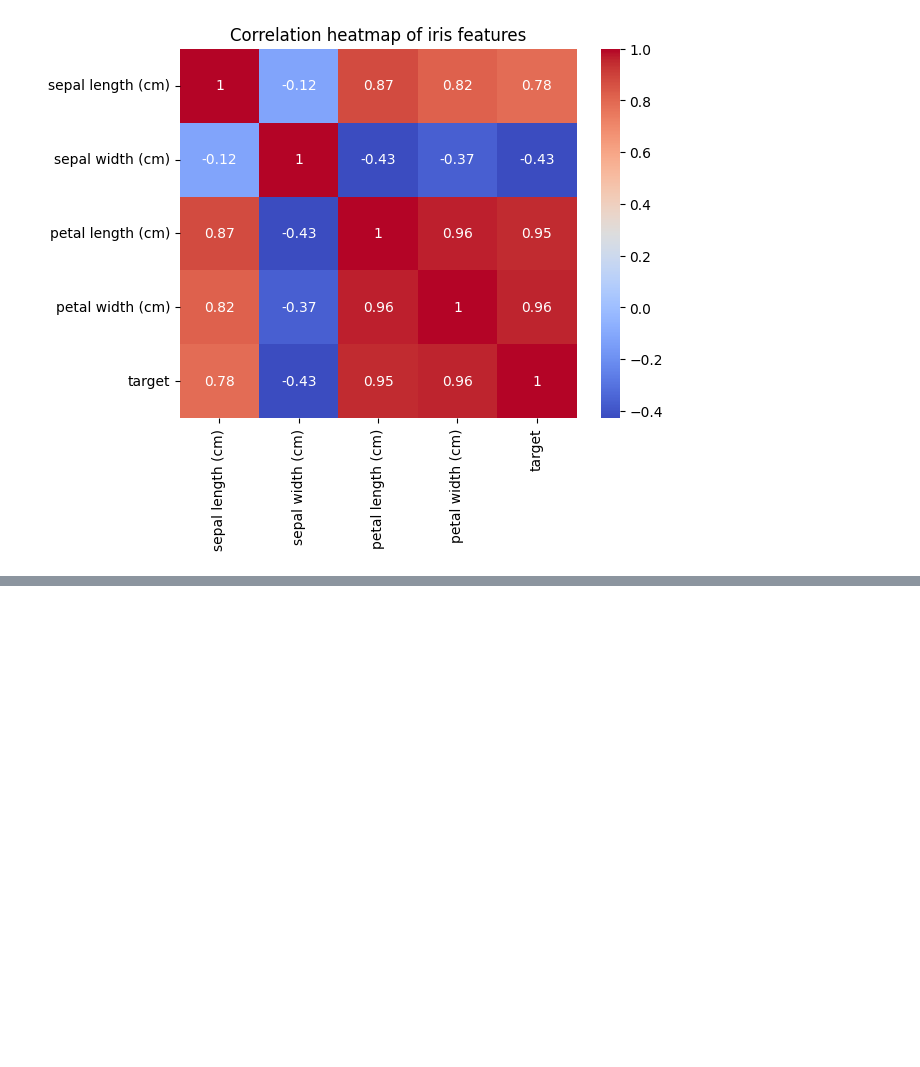
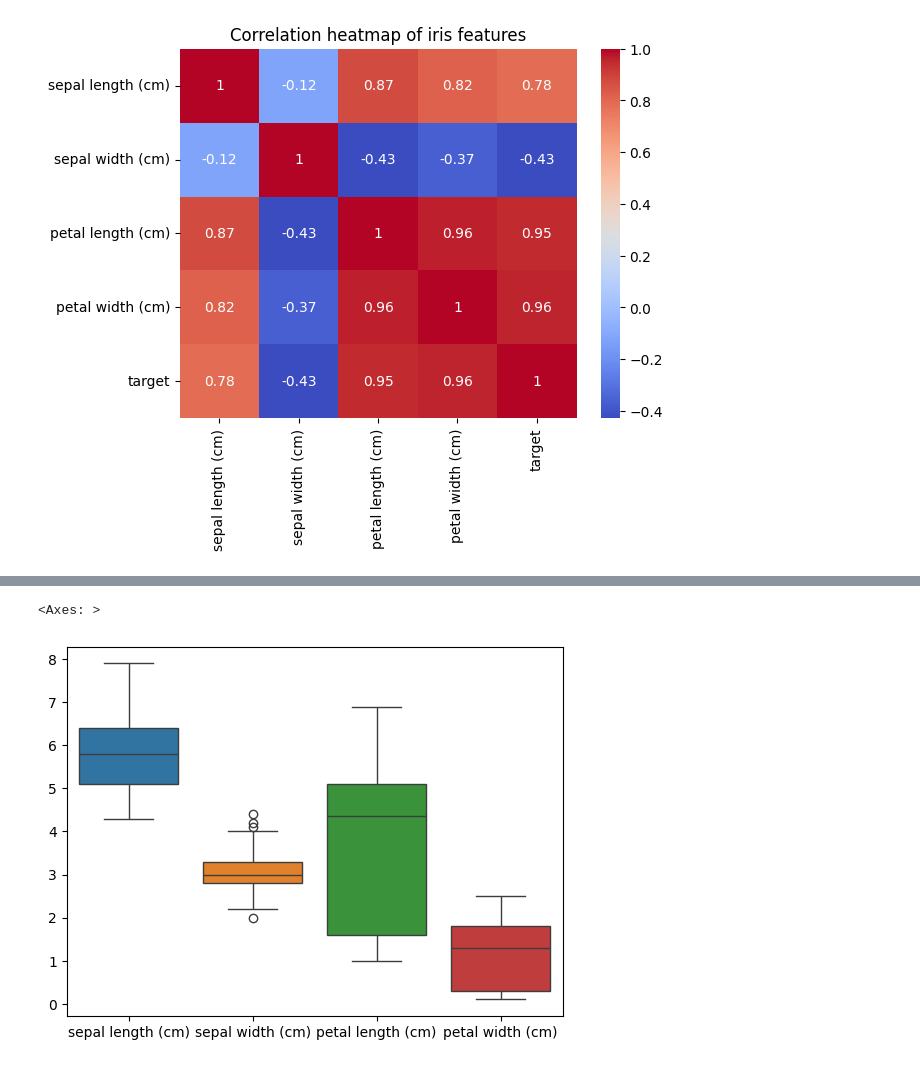
Before and after one commit to luckepucke6/machine_learning_lucas_lindh_mlops25, a Jupyter notebook: exercises/exercise_2/iris_flower_dataset.ipynb, the cells around one changed output, grey strips where cells are left out. Drawn from its saved outputs; the diff is of its cells as text; code cells hidden in the pictures; blank space fills up the shorter version.

```diff
--- a/exercises/exercise_2/iris_flower_dataset.ipynb
+++ b/exercises/exercise_2/iris_flower_dataset.ipynb
@@ -69,0 +88,5 @@ Text(0.5, 1.0, 'Correlation heatmap of iris features')
+# %%
+sns.boxplot(data=df.drop(columns='target'))
+# %% [output]
+<Axes: >
+[figure, added]
```
Also changed, not shown: parts of 9 cells of this notebook.
